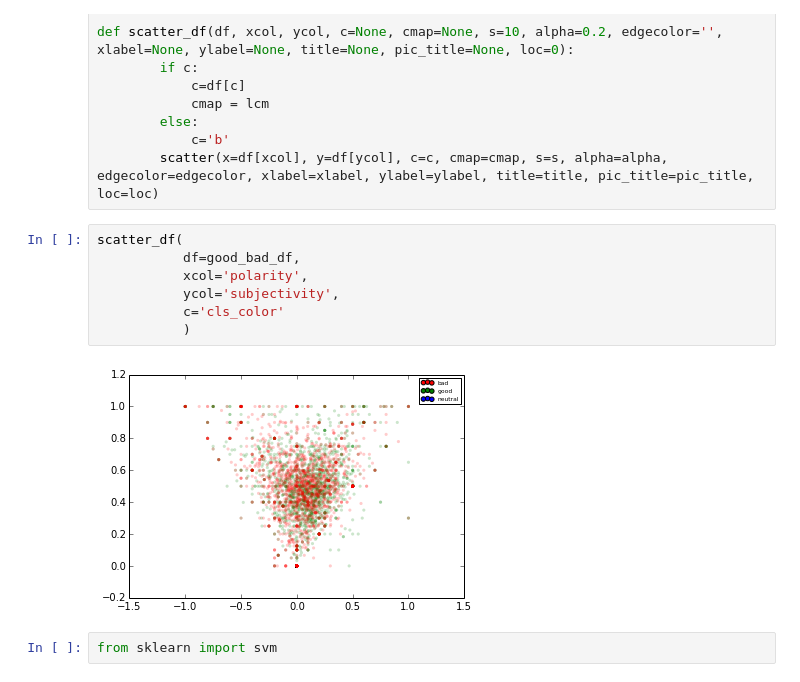
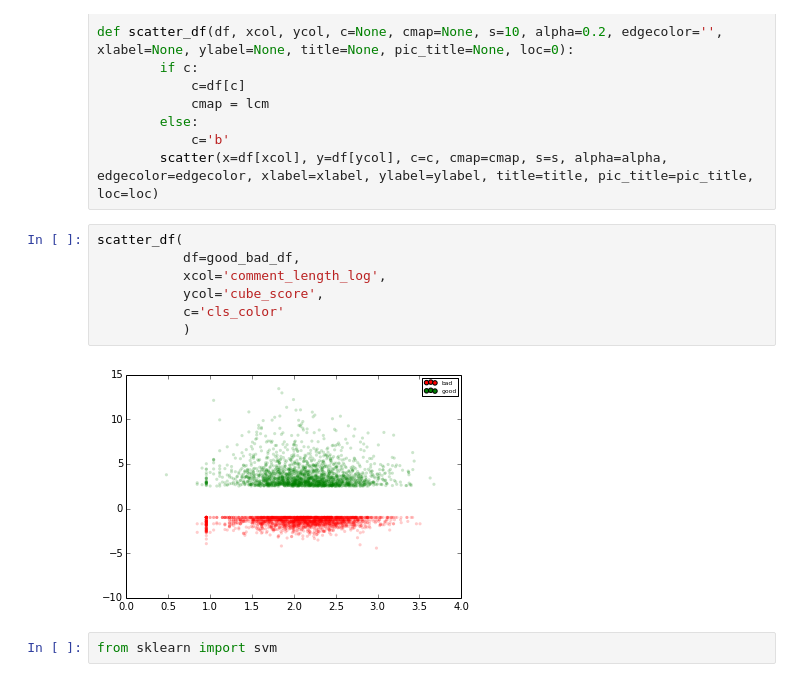
Before and after one commit to gautsi/creddit_score, a Jupyter notebook: notebooks/new_stuff.ipynb, the cells around one changed output. Cells and saved outputs as stored; diff of their text form.

```diff
--- a/notebooks/new_stuff.ipynb
+++ b/notebooks/new_stuff.ipynb
@@ -145,12 +145,12 @@ def scatter_df(df, xcol, ycol, c=None, cmap=None, s=10, alpha=0.2, edgecolor='',
 # %%
 scatter_df(
            df=good_bad_df,
-           xcol='polarity',
-           ycol='subjectivity',
+           xcol='comment_length_log',
+           ycol='cube_score',
            c='cls_color'
            )
 # %% [output]
-[figure, old version]
+[figure, new version]
 # %%
 from sklearn import svm
 # %%
```
Also changed, not shown: parts of 11 cells of this notebook, 5 other files.
